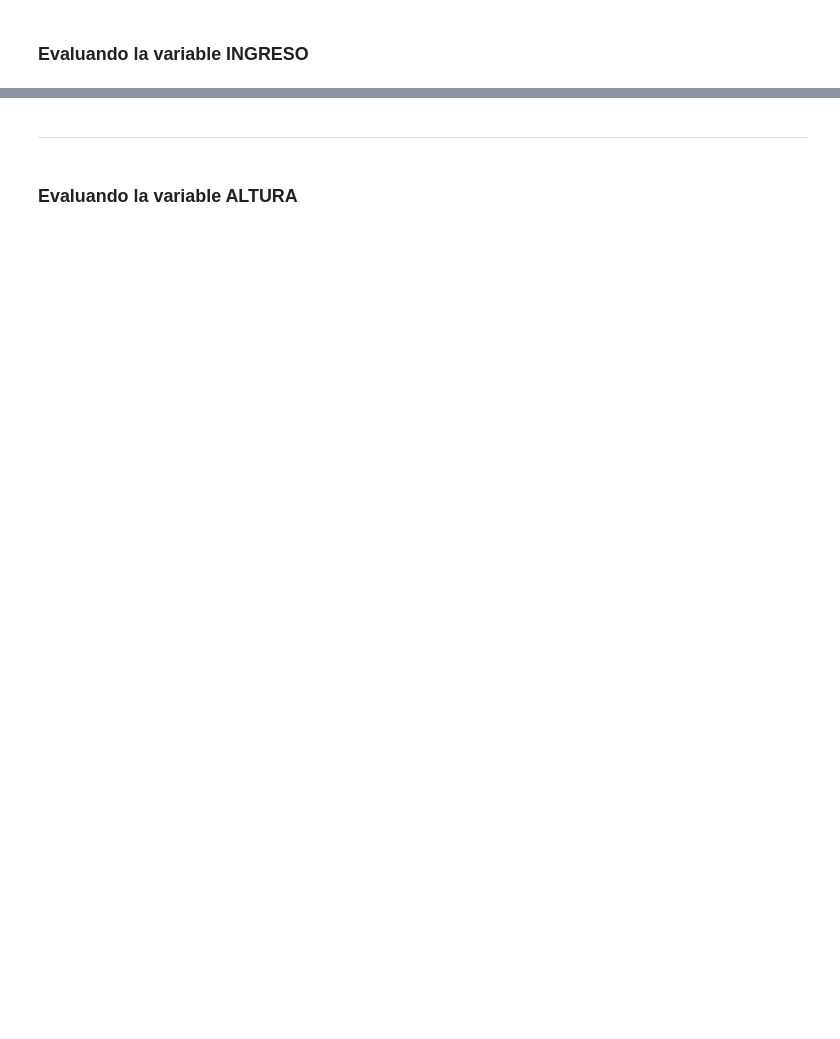
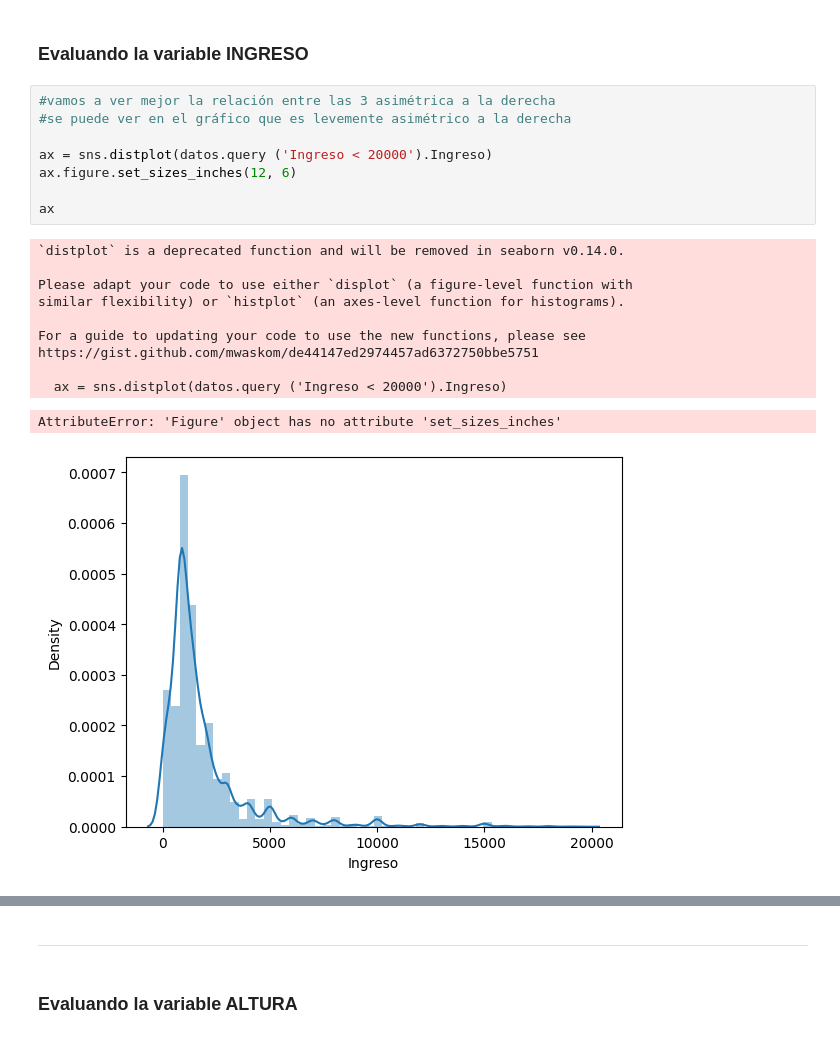
Before and after one commit to Valejbk/AnalisisTiendasRMP, a Jupyter notebook: Curso_de_Estadística_con_Python_1.ipynb, the cells around one changed output, grey strips where cells are left out. Drawn from its saved outputs; the diff is of its cells as text; blank space fills up the shorter version.

```diff
--- a/Curso_de_Estadística_con_Python_1.ipynb
+++ b/Curso_de_Estadística_con_Python_1.ipynb
@@ -845,3 +1087,23 @@ La moda se puede definir como el valor más frecuente de un conjunto de datos. L
 <img src='https://caelum-online-public.s3.amazonaws.com/ESP-1752-estadistica-con-python-parte1/img004.png' width='80%'>
 # %% [markdown]
 ### Evaluando la variable INGRESO
+# %%
+#vamos a ver mejor la relación entre las 3 asimétrica a la derecha
+#se puede ver en el gráfico que es levemente asimétrico a la derecha
+
+ax = sns.distplot(datos.query ('Ingreso < 20000').Ingreso)
+ax.figure.set_sizes_inches(12, 6)
+
+ax
+# %% [output]
+`distplot` is a deprecated function and will be removed in seaborn v0.14.0.
+
+Please adapt your code to use either `displot` (a figure-level function with
+similar flexibility) or `histplot` (an axes-level function for histograms).
+
+For a guide to updating your code to use the new functions, please see
+https://gist.github.com/mwaskom/de44147ed2974457ad6372750bbe5751
+
+  ax = sns.distplot(datos.query ('Ingreso < 20000').Ingreso)
+AttributeError: 'Figure' object has no attribute 'set_sizes_inches'
+[figure, added]
```
Also changed, not shown: parts of 68 cells of this notebook.
